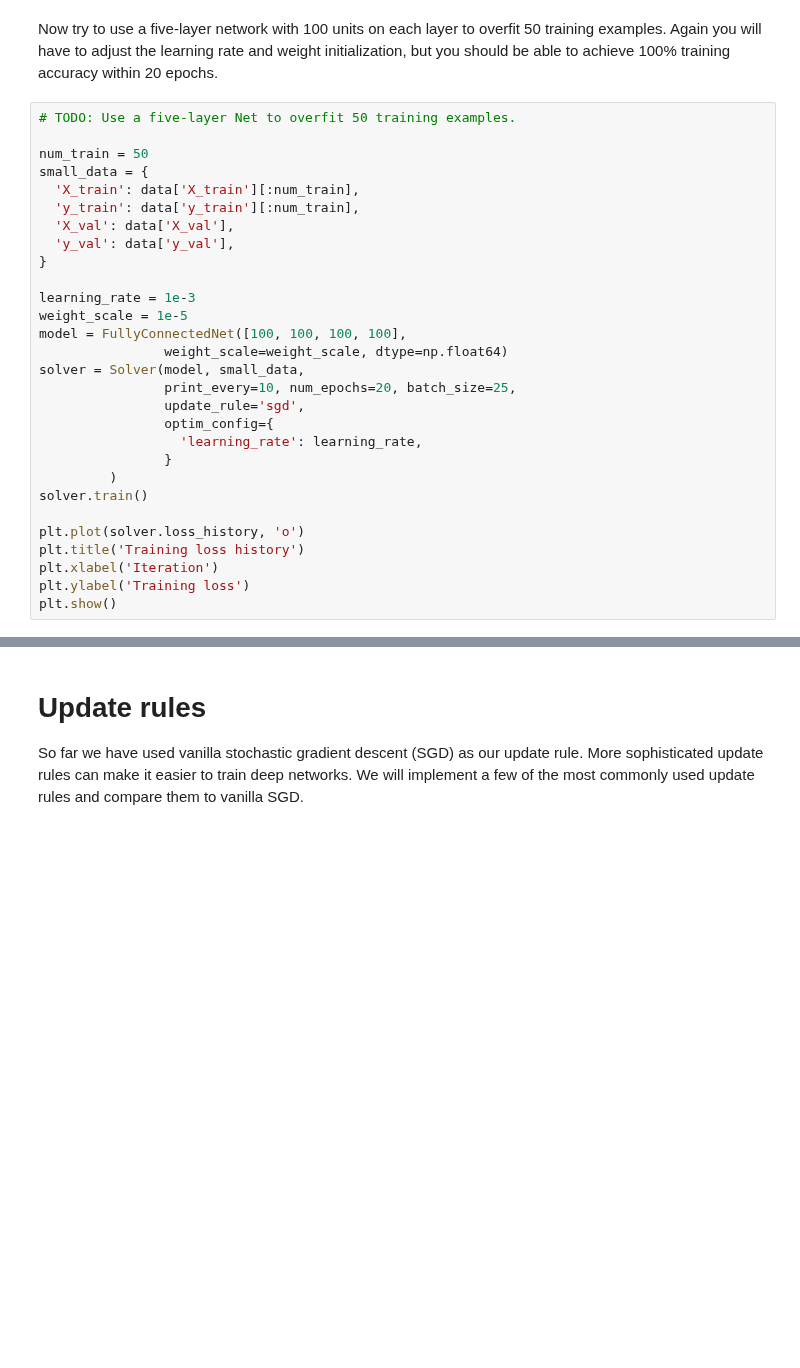
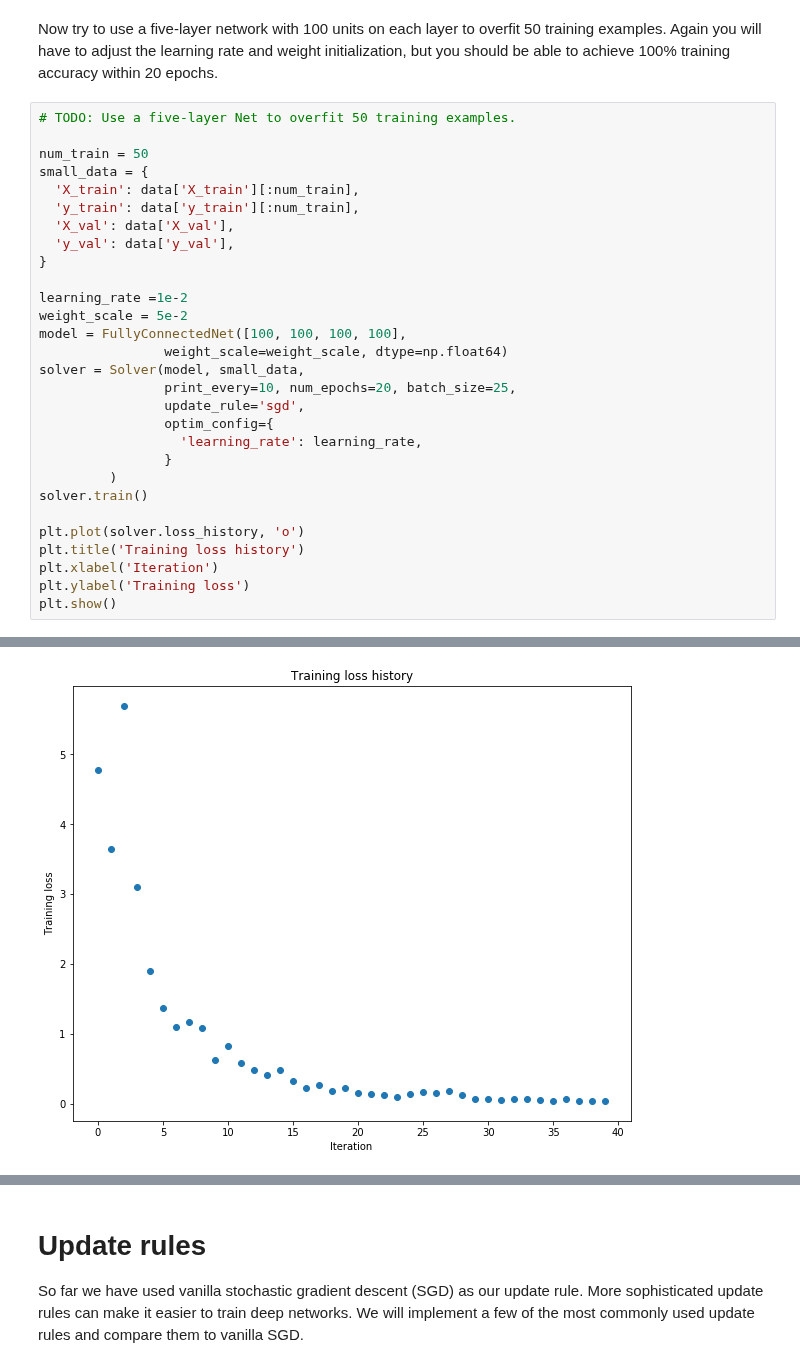
Before and after one commit to mduszyk/cs231n, a Jupyter notebook: assignment2/FullyConnectedNets.ipynb, the cells around one changed output, grey strips where cells are left out. Cells and saved outputs as stored; diff of their text form; blank space fills up the shorter version.

```diff
--- a/assignment2/FullyConnectedNets.ipynb
+++ b/assignment2/FullyConnectedNets.ipynb
@@ -448,8 +479,8 @@ small_data = {
   'y_val': data['y_val'],
 }
 
-learning_rate = 1e-3
-weight_scale = 1e-5
+learning_rate =1e-2
+weight_scale = 5e-2
 model = FullyConnectedNet([100, 100, 100, 100],
                 weight_scale=weight_scale, dtype=np.float64)
 solver = Solver(model, small_data,
@@ -466,3 +497,4 @@ plt.title('Training loss history')
 plt.xlabel('Iteration')
 plt.ylabel('Training loss')
 plt.show()
+# %% [output]
@@ -469,3 +518,4 @@ plt.show()
+[figure, added]
 # %% [markdown]
 # Inline question:
 Did you notice anything about the comparative difficulty of training the three-layer net vs training the five layer net?
```
Also changed, not shown: parts of 4 cells of this notebook, 1 other file.
